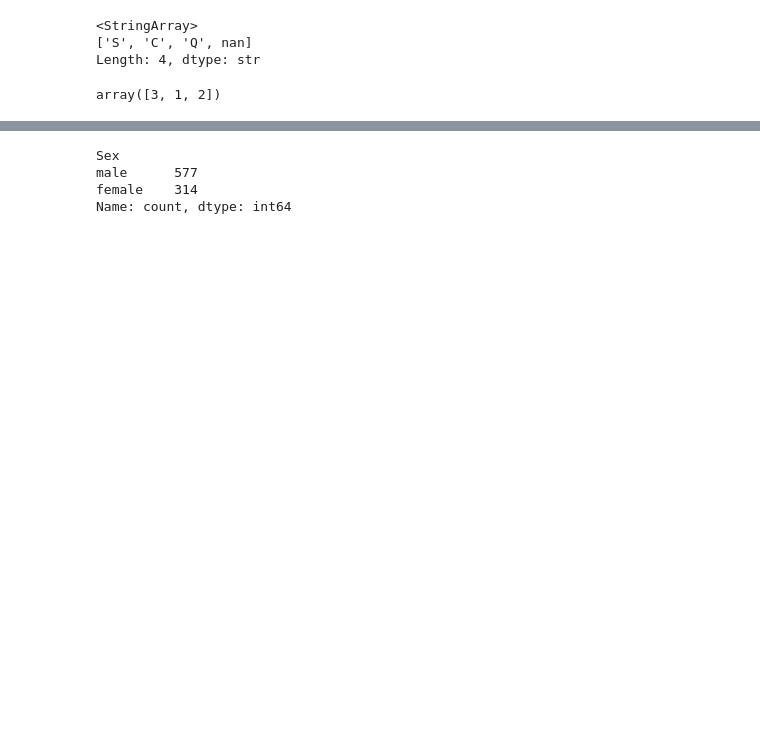
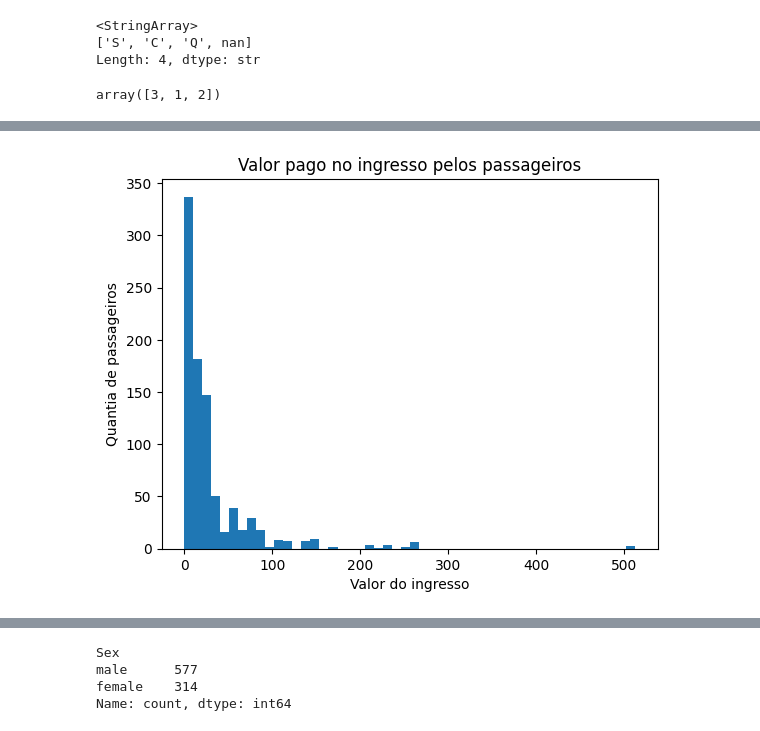
Before and after one commit to ateteu/analise-dados-titanic, a Jupyter notebook: notebooks/analise-titanic.ipynb, the cells around one changed output, grey strips where cells are left out. Drawn from its saved outputs; the diff is of its cells as text; code cells hidden in the pictures; blank space fills up the shorter version.

```diff
--- a/notebooks/analise-titanic.ipynb
+++ b/notebooks/analise-titanic.ipynb
@@ -96,0 +127,9 @@ Aqui, nota-se que a maior parte dos passageiros (~55%) está na 3ª classe e o r
+# %%
+df["Fare"].hist(bins=50)
+plt.grid(False)
+plt.title("Valor pago no ingresso pelos passageiros")
+plt.xlabel("Valor do ingresso")
+plt.ylabel("Quantia de passageiros")
+plt.show()
+# %% [output]
+[figure, added]
```
Also changed, not shown: parts of 29 cells of this notebook.
